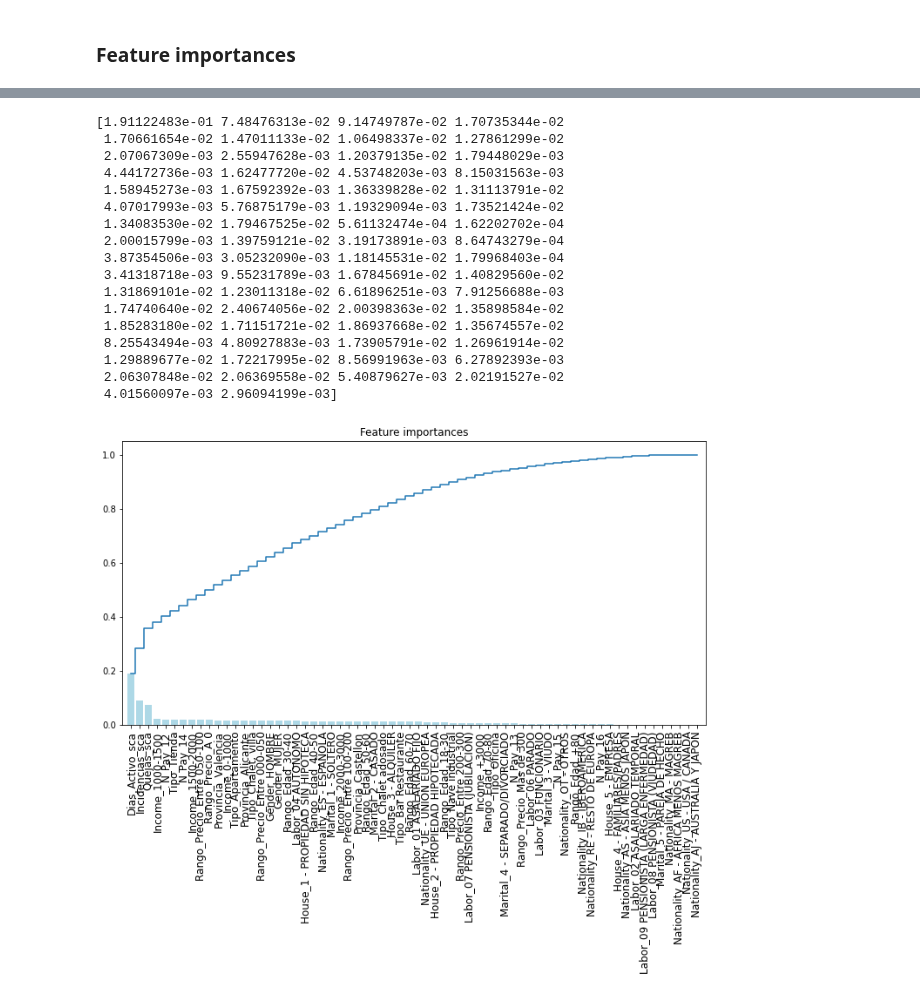
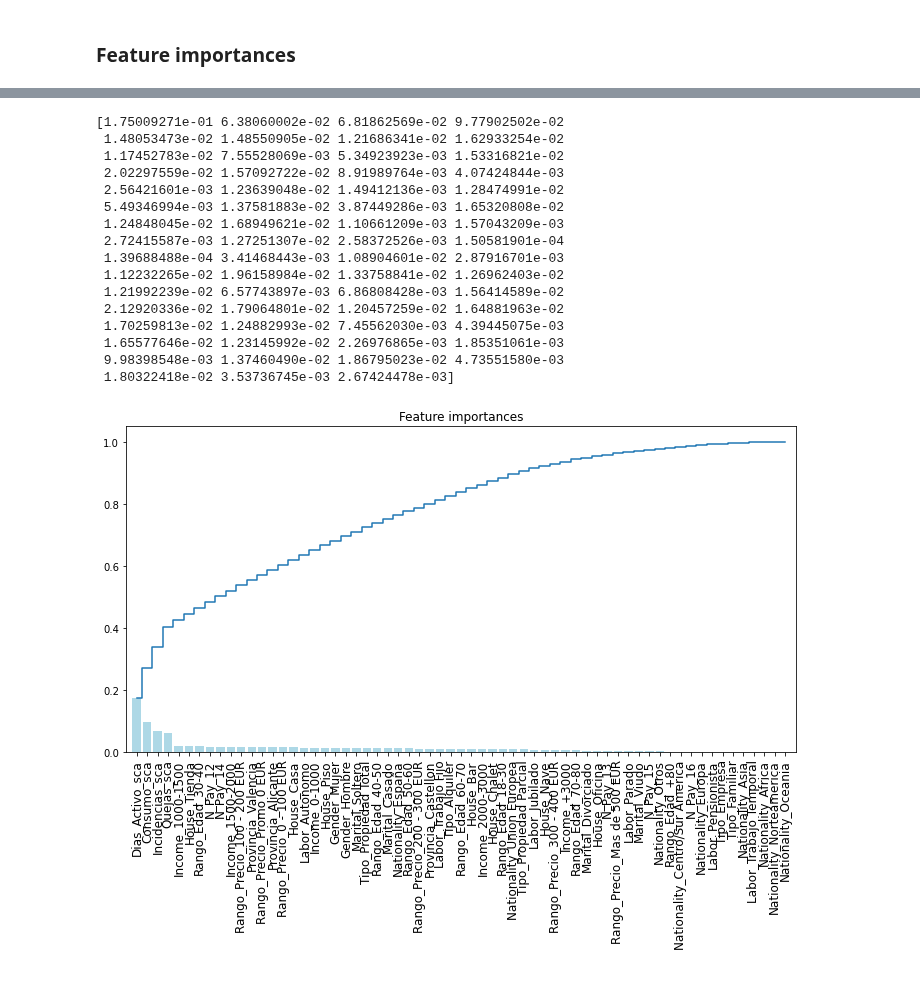
Before and after one commit to albertodiazr/TFM_churn, a Jupyter notebook: notebooks/02.MVP_Com_Val.ipynb, the cells around one changed output, grey strips where cells are left out. Saved outputs shown, nothing was run; the diff lists cells and outputs as text; code cells hidden in the pictures.

```diff
--- a/notebooks/02.MVP_Com_Val.ipynb
+++ b/notebooks/02.MVP_Com_Val.ipynb
@@ -569,7 +592,7 @@ Index(['Start Date', 'Cliente', 'Client Type', 'Modelo', 'Provincia', 'Gender',
       dtype='object')
 # %%
-data_filtered = data[['Gender', 'Housing Type', 'Property Type', 'Labor Situation', 'Marital Status',
-                      'Provincia', 'Nationality', 'Rango_Edad', 'Income', 'Rango Precio', 'Number Pay', 'Dias_Activo_sca',
-                      'Quejas_sca', 'Incidencias_sca', 'Status']]
+data_filtered = data[['Gender', 'Tipo Inmueble', 'Tipo Propiedad', 'Situacion Laboral', 'Estado Civil',
+                      'Provincia', 'Pais', 'Rango_Edad', 'Income', 'Precio Contado', 'Pagos Anuales', 'Dias_Activo_sca',
+                      'Quejas_sca', 'Incidencias_sca', 'Consumo_sca', 'Estado']]
 data_filtered.columns
 # %% [output]
@@ -580,19 +603,19 @@ Index(['Gender', 'Housing Type', 'Property Type', 'Labor Situation',
       dtype='object')
 # %%
 Gender = pd.get_dummies(data = data_filtered['Gender'],prefix = "Gender")
-House = pd.get_dummies(data = data_filtered['Housing Type'],prefix = "House")
-Labor = pd.get_dummies(data = data_filtered['Labor Situation'],prefix = "Labor")
-Marital = pd.get_dummies(data = data_filtered['Marital Status'],prefix = "Marital")
+House = pd.get_dummies(data = data_filtered['Tipo Inmueble'],prefix = "House")
+Labor = pd.get_dummies(data = data_filtered['Situacion Laboral'],prefix = "Labor")
+Marital = pd.get_dummies(data = data_filtered['Estado Civil'],prefix = "Marital")
 Provincia = pd.get_dummies(data = data_filtered['Provincia'],prefix = "Provincia")
-Nationality = pd.get_dummies(data = data_filtered['Nationality'],prefix = "Nationality")
+Nationality = pd.get_dummies(data = data_filtered['Pais'],prefix = "Nationality")
 Edad = pd.get_dummies(data = data_filtered['Rango_Edad'],prefix = "Rango_Edad")
 Income = pd.get_dummies(data = data_filtered['Income'],prefix = "Income")
-Precio = pd.get_dummies(data = data_filtered['Rango Precio'],prefix = 'Rango_Precio')
-Tipo = pd.get_dummies(data = data_filtered['Property Type'],prefix = "Tipo")
-N_Pay = pd.get_dummies(data = data_filtered['Number Pay'],prefix = "N_Pay")
+Precio = pd.get_dummies(data = data_filtered['Precio Contado'],prefix = 'Rango_Precio')
+Tipo = pd.get_dummies(data = data_filtered['Tipo Propiedad'],prefix = "Tipo")
+N_Pay = pd.get_dummies(data = data_filtered['Pagos Anuales'],prefix = "N_Pay")
 # %%
-data_filtered.drop(['Gender','Housing Type','Labor Situation','Provincia', 'Property Type', 'Number Pay',
-                    'Nationality', 'Marital Status', 'Rango_Edad', 'Rango Precio', 'Income'],axis=1,inplace=True)
+data_filtered.drop(['Gender','Tipo Inmueble','Situacion Laboral','Provincia', 'Tipo Propiedad', 'Pagos Anuales',
+                    'Pais', 'Estado Civil', 'Rango_Edad', 'Precio Contado', 'Income'],axis=1,inplace=True)
 # %% [output]
 A value is trying to be set on a copy of a slice from a DataFrame
 
@@ -631,6 +654,6 @@ dummy_df.head()
 # %%
-X = dummy_df.drop(['Status'],axis=1).values
-y = dummy_df['Status'].values
+X = dummy_df.drop(['Estado'],axis=1).values
+y = dummy_df['Estado'].values
 # %%
 from sklearn.model_selection import train_test_split
 X_train, X_test, y_train, y_test = train_test_split(X, y, test_size = 0.2, random_state = 0, stratify = y)
@@ -903,40 +926,39 @@ array([ 1,  1,  1, 62, 53, 32, 59,  8,  7, 18, 20,  1, 19, 51,  1, 21,  9,
 # %%
 from sklearn.ensemble import ExtraTreesClassifier
 
 # Using ExtraTreesClassifier model function
 model = ExtraTreesClassifier()
 model.fit(X_train, y_train)
 
 # Printing important features in the model
 print(model.feature_importances_)
 importances = model.feature_importances_
-feat_names = dummy_df.drop(['Status'],axis=1).columns
+feat_names = dummy_df.drop(['Estado'],axis=1).columns
 
 # Displaying the feature importances as a chart by sorting it in the order of importances
 indices = np.argsort(importances)[::-1]
 plt.figure(figsize=(12,6))
 plt.title("Feature importances")
 plt.bar(range(len(indices)), importances[indices], color='lightblue',  align="center")
 plt.step(range(len(indices)), np.cumsum(importances[indices]), where='mid', label='Cumulative')
 plt.xticks(range(len(indices)), feat_names[indices], rotation='vertical',fontsize=12)
 plt.xlim([-1, len(indices)])
 plt.show()
 # %% [output]
-[1.91122483e-01 7.48476313e-02 9.14749787e-02 1.70735344e-02
- 1.70661654e-02 1.47011133e-02 1.06498337e-02 1.27861299e-02
- 2.07067309e-03 2.55947628e-03 1.20379135e-02 1.79448029e-03
- 4.44172736e-03 1.62477720e-02 4.53748203e-03 8.15031563e-03
- 1.58945273e-03 1.67592392e-03 1.36339828e-02 1.31113791e-02
- 4.07017993e-03 5.76875179e-03 1.19329094e-03 1.73521424e-02
- 1.34083530e-02 1.79467525e-02 5.61132474e-04 1.62202702e-04
- 2.00015799e-03 1.39759121e-02 3.19173891e-03 8.64743279e-04
- 3.87354506e-03 3.05232090e-03 1.18145531e-02 1.79968403e-04
- 3.41318718e-03 9.55231789e-03 1.67845691e-02 1.40829560e-02
- 1.31869101e-02 1.23011318e-02 6.61896251e-03 7.91256688e-03
- 1.74740640e-02 2.40674056e-02 2.00398363e-02 1.35898584e-02
- 1.85283180e-02 1.71151721e-02 1.86937668e-02 1.35674557e-02
- 8.25543494e-03 4.80927883e-03 1.73905791e-02 1.26961914e-02
- 1.29889677e-02 1.72217995e-02 8.56991963e-03 6.27892393e-03
- 2.06307848e-02 2.06369558e-02 5.40879627e-03 2.02191527e-02
- 4.01560097e-03 2.96094199e-03]
+[1.75009271e-01 6.38060002e-02 6.81862569e-02 9.77902502e-02
+ 1.48053473e-02 1.48550905e-02 1.21686341e-02 1.62933254e-02
+ 1.17452783e-02 7.55528069e-03 5.34923923e-03 1.53316821e-02
+ 2.02297559e-02 1.57092722e-02 8.91989764e-03 4.07424844e-03
+ 2.56421601e-03 1.23639048e-02 1.49412136e-03 1.28474991e-02
+ 5.49346994e-03 1.37581883e-02 3.87449286e-03 1.65320808e-02
+ 1.24848045e-02 1.68949621e-02 1.10661209e-03 1.57043209e-03
+ 2.72415587e-03 1.27251307e-02 2.58372526e-03 1.50581901e-04
+ 1.39688488e-04 3.41468443e-03 1.08904601e-02 2.87916701e-03
+ 1.12232265e-02 1.96158984e-02 1.33758841e-02 1.26962403e-02
+ 1.21992239e-02 6.57743897e-03 6.86808428e-03 1.56414589e-02
+ 2.12920336e-02 1.79064801e-02 1.20457259e-02 1.64881963e-02
+ 1.70259813e-02 1.24882993e-02 7.45562030e-03 4.39445075e-03
+ 1.65577646e-02 1.23145992e-02 2.26976865e-03 1.85351061e-03
+ 9.98398548e-03 1.37460490e-02 1.86795023e-02 4.73551580e-03
+ 1.80322418e-02 3.53736745e-03 2.67424478e-03]
-[figure, old version]
+[figure, new version]
```
Also changed, not shown: parts of 76 cells of this notebook, 2 other files.
